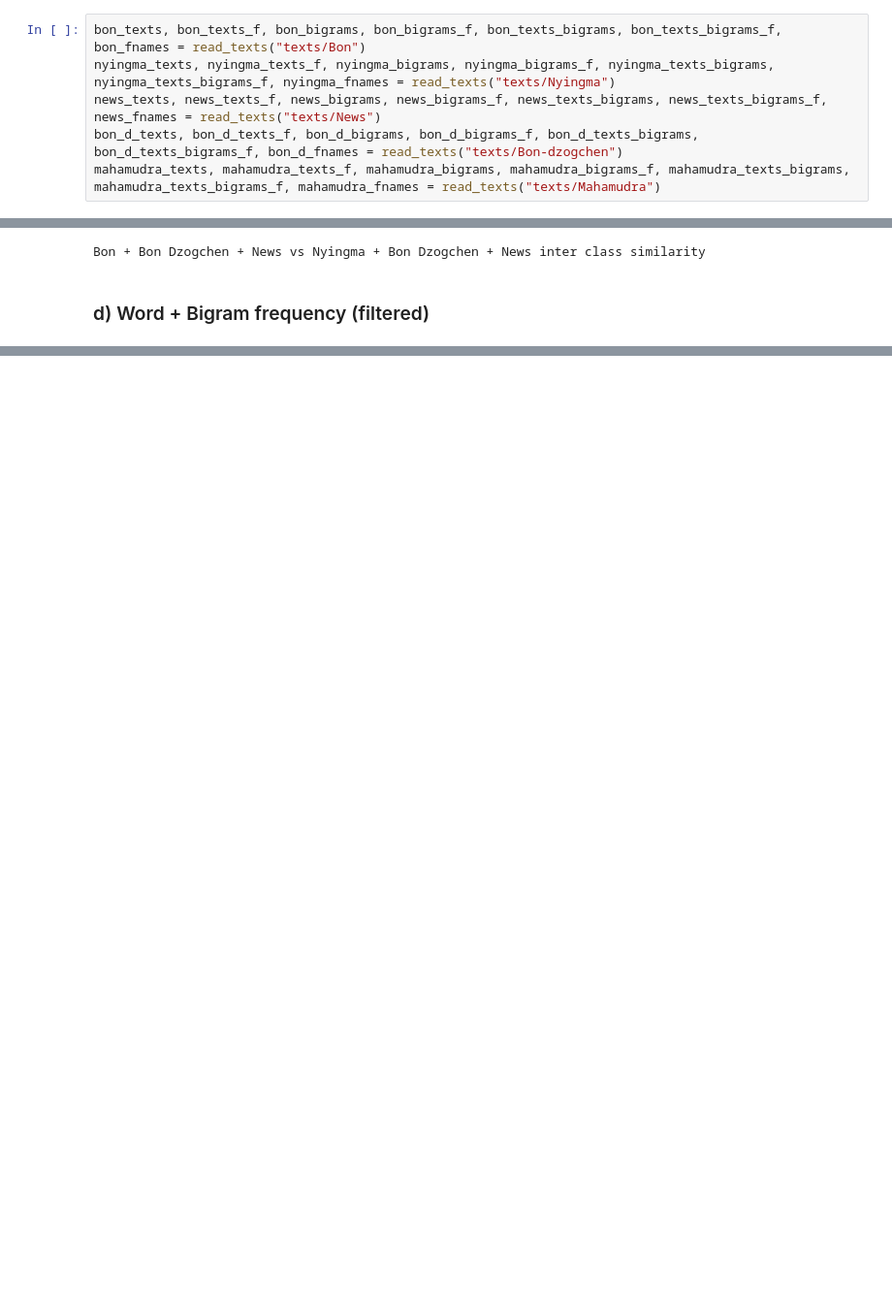
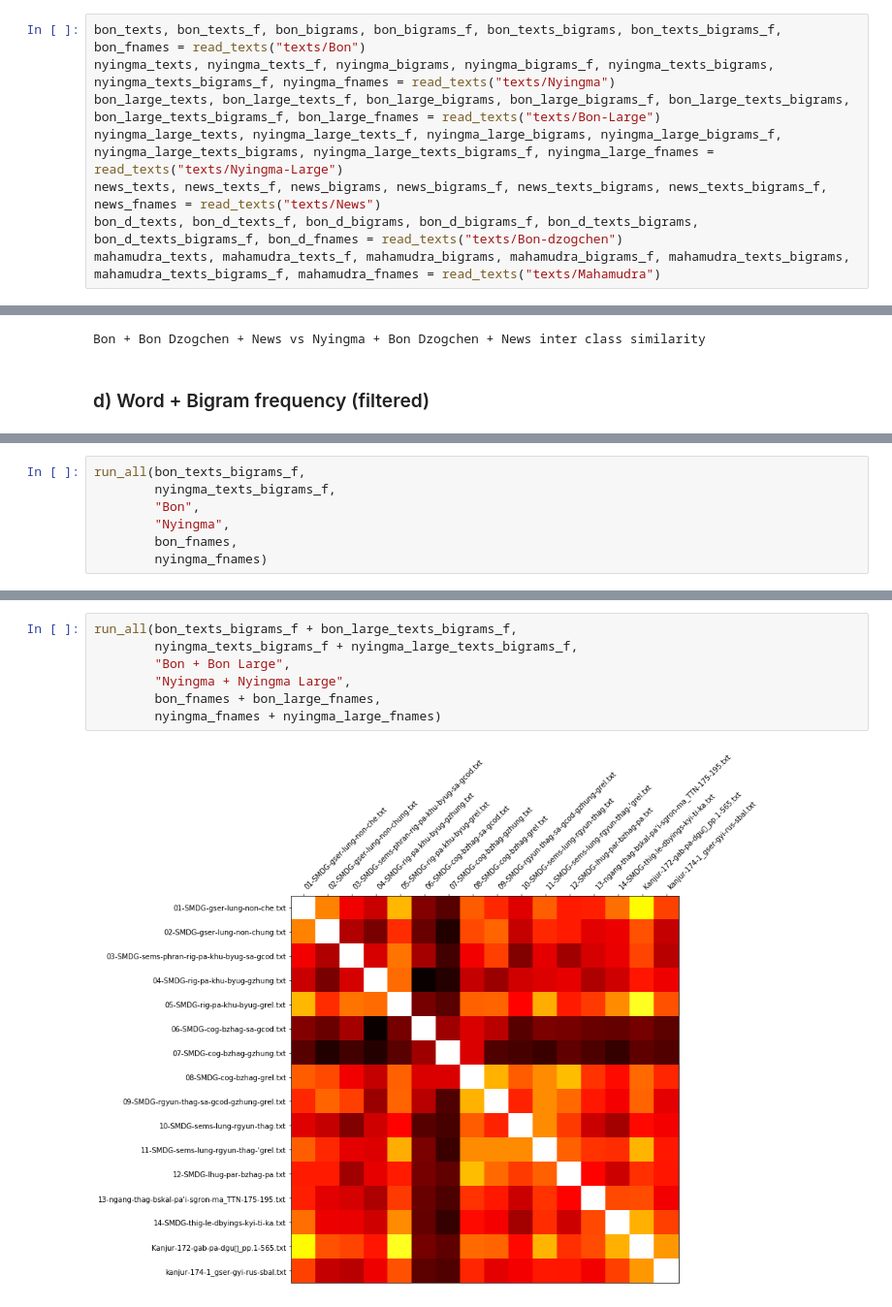
Before and after one commit to keutzer/bo-corpus-analytics, a Jupyter notebook: bon_nyingma_vector_space_analysis_clean.ipynb, the cells around one changed output, grey strips where cells are left out. Shown at 97% size. Cells and saved outputs as stored; diff of their text form; blank space fills up the shorter version.

```diff
--- a/bon_nyingma_vector_space_analysis_clean.ipynb
+++ b/bon_nyingma_vector_space_analysis_clean.ipynb
@@ -188,6 +188,8 @@ def run_all(c1_texts, c2_texts, c1_name, c2_name, c1_fnames, c2_fnames):
 # %%
 bon_texts, bon_texts_f, bon_bigrams, bon_bigrams_f, bon_texts_bigrams, bon_texts_bigrams_f, bon_fnames = read_texts("texts/Bon")
 nyingma_texts, nyingma_texts_f, nyingma_bigrams, nyingma_bigrams_f, nyingma_texts_bigrams, nyingma_texts_bigrams_f, nyingma_fnames = read_texts("texts/Nyingma")
+bon_large_texts, bon_large_texts_f, bon_large_bigrams, bon_large_bigrams_f, bon_large_texts_bigrams, bon_large_texts_bigrams_f, bon_large_fnames = read_texts("texts/Bon-Large")
+nyingma_large_texts, nyingma_large_texts_f, nyingma_large_bigrams, nyingma_large_bigrams_f, nyingma_large_texts_bigrams, nyingma_large_texts_bigrams_f, nyingma_large_fnames = read_texts("texts/Nyingma-Large")
 news_texts, news_texts_f, news_bigrams, news_bigrams_f, news_texts_bigrams, news_texts_bigrams_f, news_fnames = read_texts("texts/News")
 bon_d_texts, bon_d_texts_f, bon_d_bigrams, bon_d_bigrams_f, bon_d_texts_bigrams, bon_d_texts_bigrams_f, bon_d_fnames = read_texts("texts/Bon-dzogchen")
 mahamudra_texts, mahamudra_texts_f, mahamudra_bigrams, mahamudra_bigrams_f, mahamudra_texts_bigrams, mahamudra_texts_bigrams_f, mahamudra_fnames = read_texts("texts/Mahamudra")
@@ -273,0 +290,7 @@ Bon + Mahamudra vs Nyingma + Mahamudra inter class similarity
+# %%
+run_all(bon_texts_bigrams_f,
+        nyingma_texts_bigrams_f,
+        "Bon",
+        "Nyingma",
+        bon_fnames,
+        nyingma_fnames)
@@ -273,0 +304,9 @@ Bon + Mahamudra vs Nyingma + Mahamudra inter class similarity
+# %%
+run_all(bon_texts_bigrams_f + bon_large_texts_bigrams_f,
+        nyingma_texts_bigrams_f + nyingma_large_texts_bigrams_f,
+        "Bon + Bon Large",
+        "Nyingma + Nyingma Large",
+        bon_fnames + bon_large_fnames,
+        nyingma_fnames + nyingma_large_fnames)
+# %% [output]
+[figure, added]
```
Also changed, not shown: parts of 9 cells of this notebook, 2 other files.
